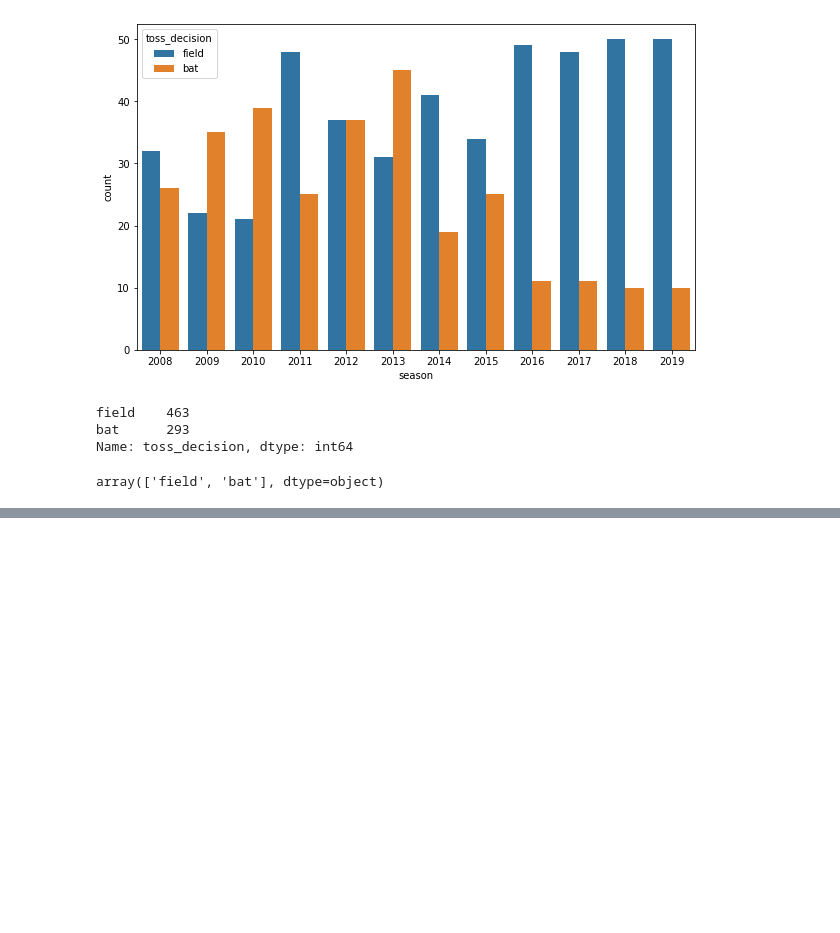
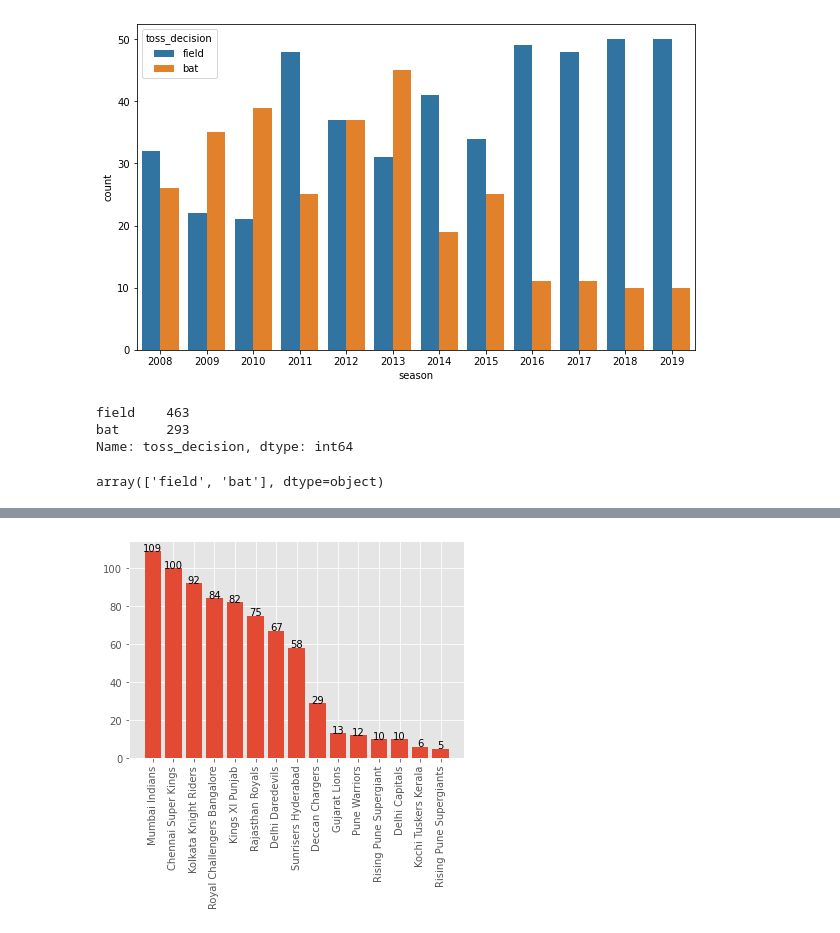
Before and after one commit to ravi4all/ML_May_WE_22, a Jupyter notebook: Data Analysis/IPL_DataAnalysis.ipynb, the cells around one changed output, grey strips where cells are left out. Cells and saved outputs as stored; diff of their text form; code cells hidden in the pictures; blank space fills up the shorter version.

```diff
--- a/Data Analysis/IPL_DataAnalysis.ipynb
+++ b/Data Analysis/IPL_DataAnalysis.ipynb
@@ -205,0 +241,7 @@ array(['field', 'bat'], dtype=object)
+# %%
+plt.bar(x,y)
+plt.xticks(rotation='vertical')
+showText(x,y)
+plt.show()
+# %% [output]
+[figure, added]
```
Also changed, not shown: parts of 5 cells of this notebook.
